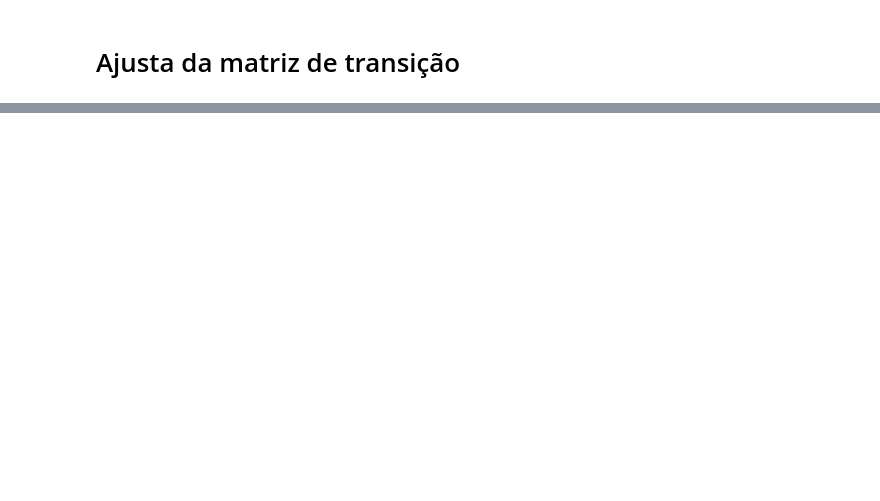
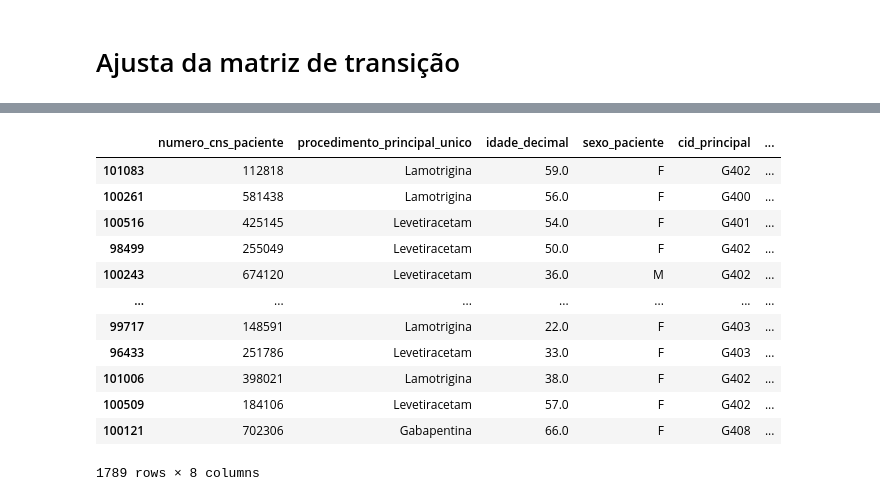
Before and after one commit to TiamatCod3/tcc-canabidiol, a Jupyter notebook: Notebooks/Normalizacoes e Modelos.ipynb, the cells around one changed output, grey strips where cells are left out. Drawn from its saved outputs; the diff is of its cells as text; code cells hidden in the pictures; blank space fills up the shorter version.

```diff
--- a/Notebooks/Normalizacoes e Modelos.ipynb
+++ b/Notebooks/Normalizacoes e Modelos.ipynb
@@ -577,9 +1050,23 @@ rj_epilepsia_novos
 # %%
-rj_epilepsia_inicio_modelo = rj_epilepsia_inicio_modelo.loc[:, ["numero_cns_paciente", "procedimento_principal_unico", "idade_decimal", "sexo_paciente", "cid_principal"]]
+rj_epilepsia_inicio_modelo = rj_epilepsia_inicio_modelo.loc[:, ["numero_cns_paciente", "procedimento_principal_unico", "idade_decimal", "sexo_paciente", "cid_principal", "data_atendimento"]]
 rj_epilepsia_inicio_modelo["tempo"] = 0
 rj_epilepsia_inicio_modelo['numero_cns_paciente'] = rj_epilepsia_inicio_modelo['numero_cns_paciente'].apply(lambda x: gerar_numero_aleatorio())
 rj_epilepsia_inicio_modelo["estado"] = rj_epilepsia_inicio_modelo["procedimento_principal_unico"]
 rj_epilepsia_inicio_modelo
+# %% [output]
+|  | numero_cns_paciente | procedimento_principal_unico | idade_decimal | sexo_paciente | cid_principal | ... |
+| 101083 | 112818 | Lamotrigina | 59.0 | F | G402 | ... |
+| 100261 | 581438 | Lamotrigina | 56.0 | F | G400 | ... |
+| 100516 | 425145 | Levetiracetam | 54.0 | F | G401 | ... |
+| 98499 | 255049 | Levetiracetam | 50.0 | F | G402 | ... |
+| 100243 | 674120 | Levetiracetam | 36.0 | M | G402 | ... |
+| ... | ... | ... | ... | ... | ... | ... |
+| 99717 | 148591 | Lamotrigina | 22.0 | F | G403 | ... |
+| 96433 | 251786 | Levetiracetam | 33.0 | F | G403 | ... |
+| 101006 | 398021 | Lamotrigina | 38.0 | F | G402 | ... |
+| 100509 | 184106 | Levetiracetam | 57.0 | F | G402 | ... |
+| 100121 | 702306 | Gabapentina | 66.0 | F | G408 | ... |
+1789 rows × 8 columns
 # %%
 #Inicio do ciclo sortear os pacientes novos de acordo com o numero a media atualizada e desvio padrao de novos pacientes
 # incidencia = rj_epilepsia[rj_epilepsia["proximo_medicamento"]=="Início"].groupby("ano_atendimento")["numero_cns_paciente"].nunique().reset_index()
```
Also changed, not shown: parts of 58 cells of this notebook.
